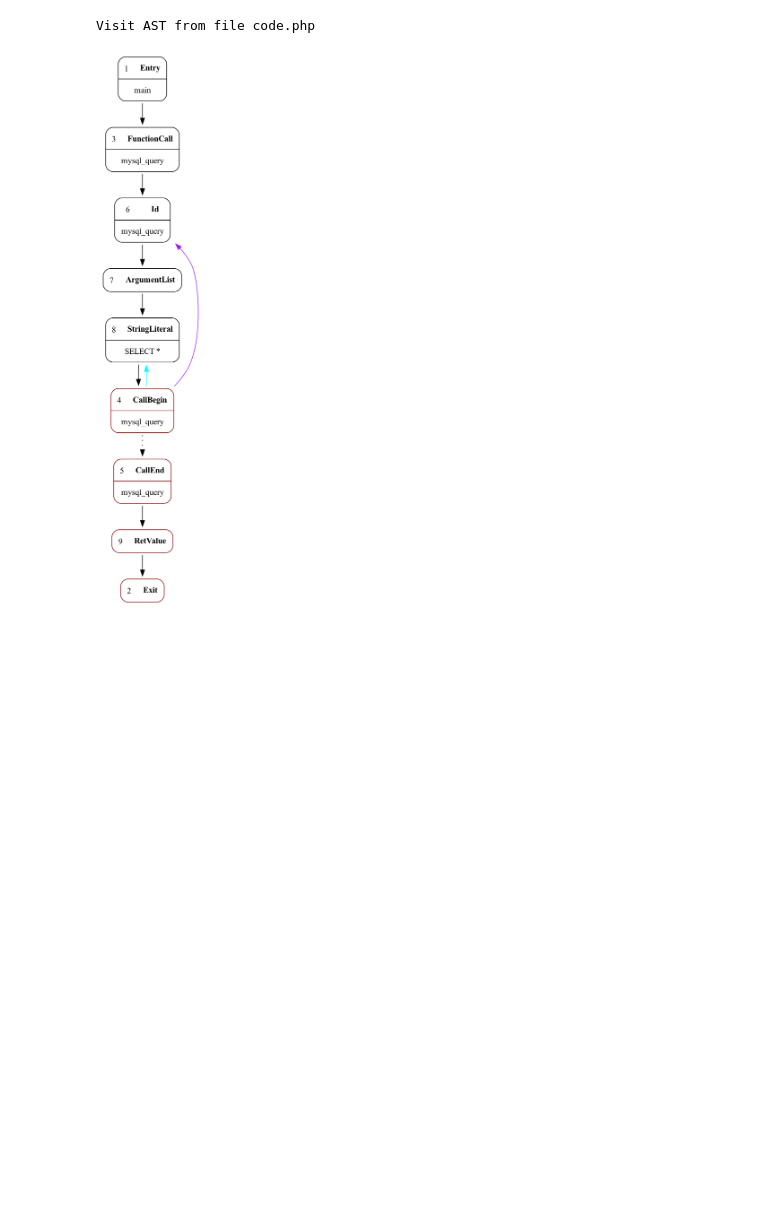
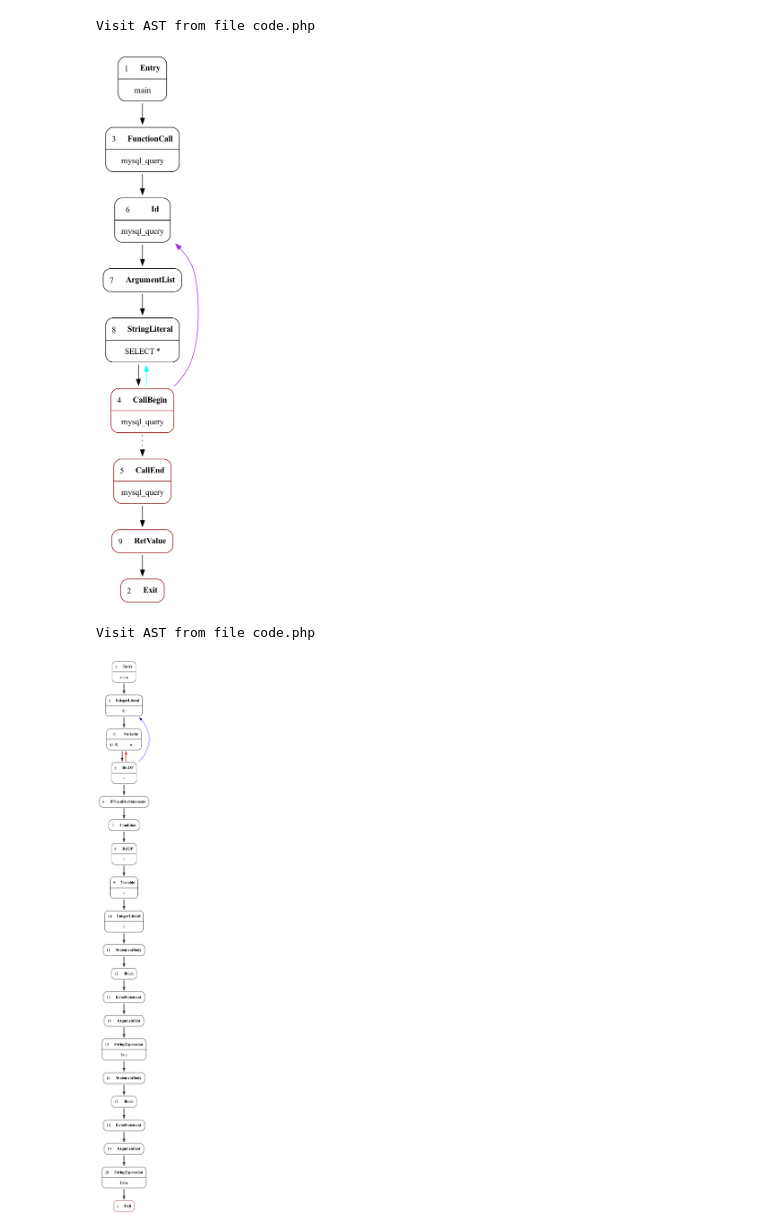
Before and after one commit to NextFire-PolyMTL/log6302a-tp2, a Jupyter notebook: src/rapport.ipynb, the cells around one changed output. Cells and saved outputs as stored; diff of their text form; code cells hidden in the pictures; blank space fills up the shorter version.

Commit message:
binop

```diff
--- a/src/rapport.ipynb
+++ b/src/rapport.ipynb
@@ -62,6 +64,8 @@ class ASTtoCFGVisitor:
         match node_type:
             case "FunctionCall":
                 return self.visit_function_call(ast_nid, parent_cfg_nid)
+            case "BinOP":
+                return self.visit_binop(ast_nid, parent_cfg_nid)
             case _:
                 return self.visit_generic(ast_nid, parent_cfg_nid)
 
@@ -103,6 +107,26 @@ class ASTtoCFGVisitor:
 
         return retval_nid
 
+    def visit_binop(self, ast_nid: int, parent_cfg_nid: int) -> int:
+        binop_nid = self.get_new_nid()
+        self.cfg.set_type(binop_nid, self.ast.get_type(ast_nid))
+        self.cfg.set_image(binop_nid, self.ast.get_image(ast_nid))
+        self.cfg.set_node_ptr(ast_nid, binop_nid)
+
+        children = self.ast.get_children(ast_nid)
+        var_node, val_node = children[0], children[1]
+
+        val_cfg_id = self.visit_node(val_node, parent_cfg_nid)
+        var_cfg_id = self.visit_node(var_node, val_cfg_id)
+
+        self.cfg.set_var_id(var_cfg_id, self.ast.get_var_id(var_node))
+        self.cfg.set_var_scope(var_cfg_id, self.ast.get_var_scope(var_node))
+
+        self.cfg.add_edge(var_cfg_id, binop_nid)
+        self.cfg.set_op_hands(binop_nid, var_cfg_id, val_cfg_id)
+
+        return binop_nid
+
     def visit_generic(self, ast_nid: int, parent_cfg_nid: int) -> int:
         nid = self.get_new_nid()
         self.cfg.set_type(nid, self.ast.get_type(ast_nid))
@@ -124,3 +147,10 @@ show_cfg(cfg)
 # %% [output]
 Visit AST from file code.php
 [figure]
+# %%
+ast = reader.read_ast("../part_1/if/if.php.ast.json")
+cfg = ASTtoCFGVisitor.visit(ast)
+show_cfg(cfg)
+# %% [output]
+Visit AST from file code.php
+[figure, added]
```
Also changed, not shown: parts of 2 cells of this notebook.
